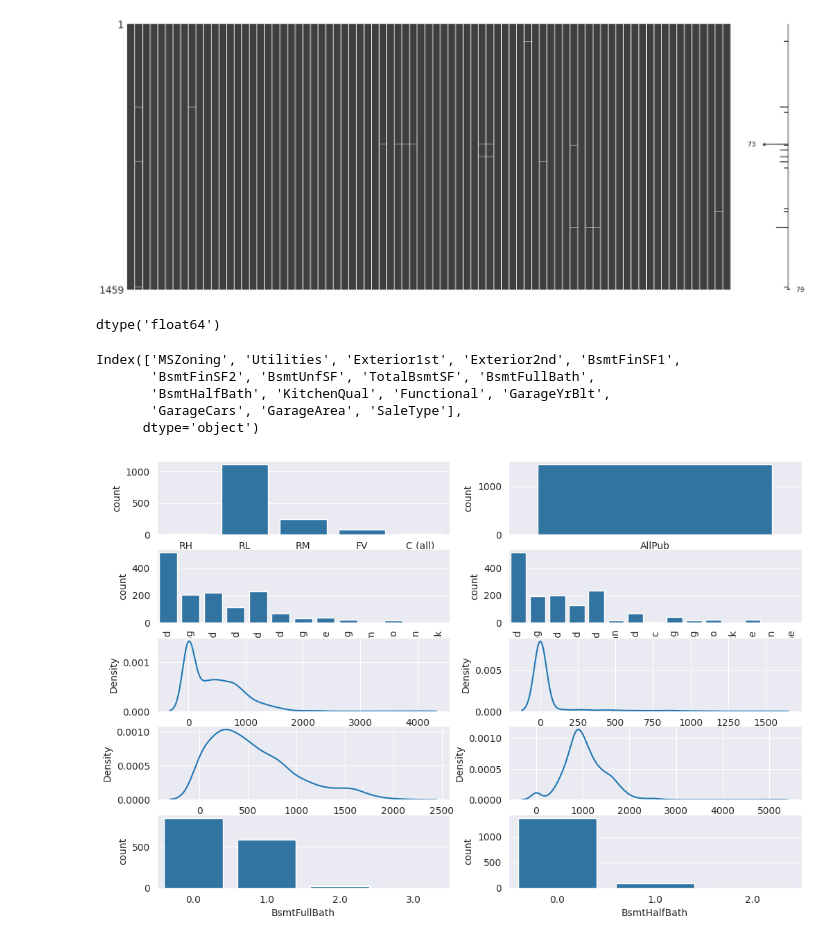
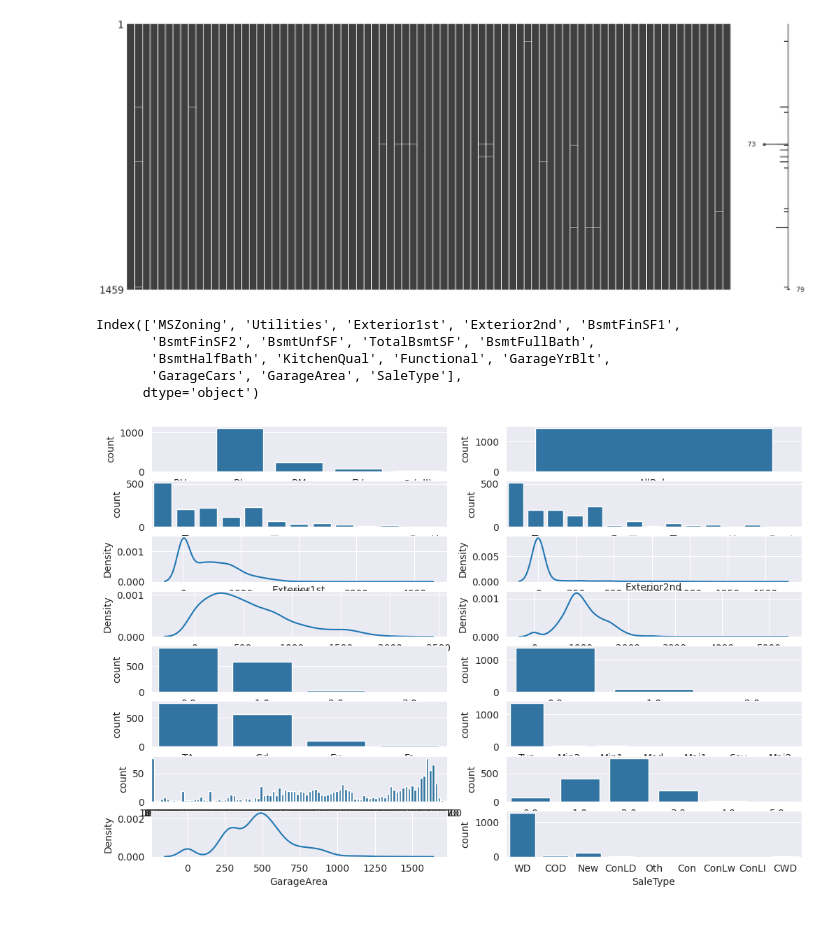
Before and after one commit to EnriqManComp/kaggle-competitions, a Jupyter notebook: house-prices-advanced-regression-techniques/house-prices-kaggle-competition.ipynb, the cells around one changed output. Saved outputs shown, nothing was run; the diff lists cells and outputs as text; code cells hidden in the pictures.

Commit message:
"Check the new missing columns in submission data"

```diff
--- a/house-prices-advanced-regression-techniques/house-prices-kaggle-competition.ipynb
+++ b/house-prices-advanced-regression-techniques/house-prices-kaggle-competition.ipynb
@@ -283,11 +259,11 @@ missing_dependent_columns = {
 ### Handling missing categories
 # %%
 for column, fill_value in target_missing_columns.items():
-    dataset[column] = dataset[column].fillna(fill_value)
+    train_dataset[column] = train_dataset[column].fillna(fill_value)
 # %% [markdown]
 ### Handling missing values of dependent columns
 # %%
 for dependent_column, (column, value) in missing_dependent_columns.items():
-    dataset.loc[dataset[column] == value, dependent_column] = 0
+    train_dataset.loc[train_dataset[column] == value, dependent_column] = 0
 # %%
 # Visualize missing values
@@ -343,5 +319,5 @@ def change_dtype(dataset, column, type):
 
 # Convert to the right type
 for cat_column in categorical_columns:
-    dataset[cat_column] = change_dtype(dataset, cat_column, "object")
+    train_dataset[cat_column] = change_dtype(train_dataset, cat_column, "object")
 # %%
@@ -368,8 +344,8 @@ memory usage: 915.0+ KB
 # Preprocessing Data
 # %%
 # Get the features and labels
-X = dataset.iloc[:, :-1]
-y = dataset.iloc[:, -1]
+X = train_dataset.iloc[:, :-1]
+y = train_dataset.iloc[:, -1]
 # %% [markdown]
 ## Convert to Label Encoder
 # %% [markdown]
@@ -867,8 +835,4 @@ missing_columns = {
 }
-# %%
-submission_data["BsmtFinSF2"].dtype
-# %% [output]
-dtype('float64')
 # %%
 # Check the columns with missing values
 print(submission_data.columns[submission_data.isna().sum() > 0])
@@ -879,23 +843,29 @@ Index(['MSZoning', 'Utilities', 'Exterior1st', 'Exterior2nd', 'BsmtFinSF1',
        'GarageCars', 'GarageArea', 'SaleType'],
       dtype='object')
 # %%
-fig, axs = plt.subplots(5,2, figsize=(12, 8))
+fig, axs = plt.subplots(8,2, figsize=(12, 8))
 sns.countplot(data=submission_data, x='MSZoning', ax=axs[0,0])
 sns.countplot(data=submission_data, x='Utilities', ax=axs[0,1])
 sns.countplot(data=submission_data, x='Exterior1st', ax=axs[1,0])
 sns.countplot(data=submission_data, x='Exterior2nd', ax=axs[1,1])
 sns.kdeplot(data=submission_data, x='BsmtFinSF1', ax=axs[2,0])
 sns.kdeplot(data=submission_data, x='BsmtFinSF2', ax=axs[2,1])
 sns.kdeplot(data=submission_data, x='BsmtUnfSF', ax=axs[3,0])
 sns.kdeplot(data=submission_data, x='TotalBsmtSF', ax=axs[3,1])
 sns.countplot(data=submission_data, x='BsmtFullBath', ax=axs[4,0])
 sns.countplot(data=submission_data, x='BsmtHalfBath', ax=axs[4,1])
+sns.countplot(data=submission_data, x='KitchenQual', ax=axs[5,0])
+sns.countplot(data=submission_data, x='Functional', ax=axs[5,1])
+sns.countplot(data=submission_data, x='GarageYrBlt', ax=axs[6,0])
+sns.countplot(data=submission_data, x='GarageCars', ax=axs[6,1])
+sns.kdeplot(data=submission_data, x='GarageArea', ax=axs[7,0])
+sns.countplot(data=submission_data, x='SaleType', ax=axs[7,1])
 
 
 for ax in axs[1]:
     ax.set_xticks(ax.get_xticks())
     ax.set_xticklabels(ax.get_xticklabels(), rotation=90)
 
 plt.show()
 # %% [output]
-[figure, old version]
+[figure, new version]
```
Also changed, not shown: parts of 27 cells of this notebook.
